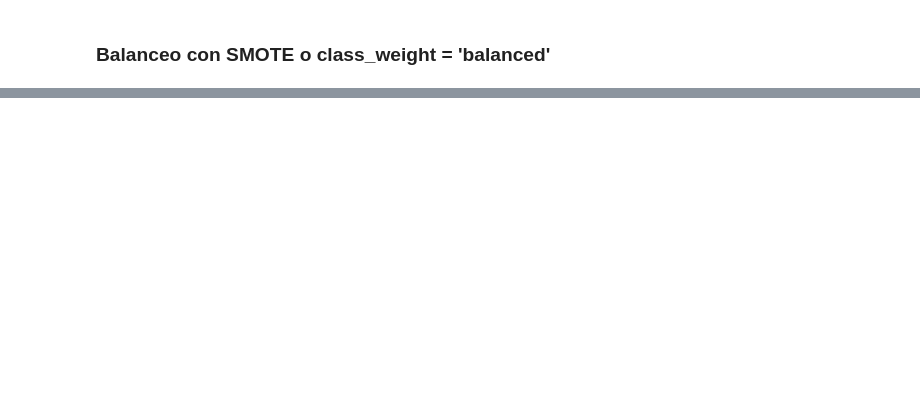
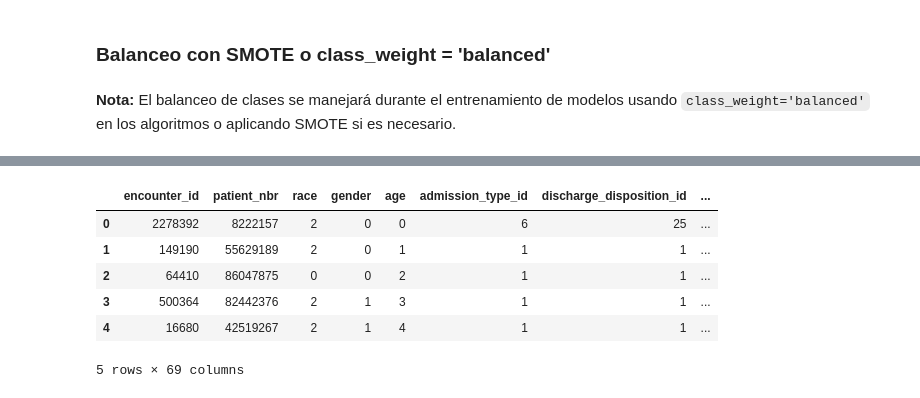
Before and after one commit to thisisrober/diabetes-clasification, a Jupyter notebook: Diabetes_Analysis.ipynb, the cells around one changed output, grey strips where cells are left out. Drawn from its saved outputs; the diff is of its cells as text; code cells hidden in the pictures; blank space fills up the shorter version.

Commit message:
feat: added data preprocessing and clean

```diff
--- a/Diabetes_Analysis.ipynb
+++ b/Diabetes_Analysis.ipynb
@@ -75,0 +410,18 @@ df['early_readmission'] = (df['readmitted'] == '<30').astype(int)
+# %%
+# Aplicar Label Encoding a columnas de baja cardinalidad
+from sklearn.preprocessing import LabelEncoder
+
+print("\n" + "=" * 80)
+print("LABEL ENCODING (para columnas de baja cardinalidad)")
+print("=" * 80)
+
+label_encoders = {}
+df_encoded = df.copy()
+
+for col in low_cardinality_cols:
+    le = LabelEncoder()
+    df_encoded[col] = le.fit_transform(df_encoded[col].astype(str))
+    label_encoders[col] = le
+    print(f"✓ {col}: {len(le.classes_)} clases codificadas")
+
+print(f"\n✓ Total de columnas con Label Encoding: {len(low_cardinality_cols)}")
@@ -85,20 +607,45 @@ df[numerical_cols] = scaler.fit_transform(df[numerical_cols])
 # %% [markdown]
 ### Balanceo con SMOTE o class_weight = 'balanced'
+# %% [markdown]
+**Nota:** El balanceo de clases se manejará durante el entrenamiento de modelos usando `class_weight='balanced'` en los algoritmos o aplicando SMOTE si es necesario.
 # %%
-df = df.drop(['readmitted'], axis=1)  # Eliminar la columna original
-print(f"  Dimensiones después de limpieza: {df.shape[0]} filas × {df.shape[1]} columnas\n")
-df.to_csv("diabetic_data_cleaned.csv", index=False) # TODO: guarda estos datos dentro de data/
+# Eliminar columnas innecesarias antes de guardar
+print("=" * 80)
+print("PREPARACIÓN FINAL Y GUARDADO")
+print("=" * 80)
 
-# TODO: quiero ver una vista previa de cómo se verían los nuevos datos balanceados.
-print(df.head())
+# Eliminar la columna original 'readmitted' y columnas de backup
+cols_to_drop = ['readmitted']
+if 'race_backup' in df_encoded.columns:
+    cols_to_drop.append('race_backup')
 
-#Plot de los datps balanceados
-import matplotlib.pyplot as plt
-import seaborn as sns
-plt.figure(figsize=(6,4))
-sns.countplot(x='early_readmission', data=df)
-plt.title('Distribución de Readmisiones Tempranas')
-plt.xlabel('Readmisión Temprana (<30 días)')
-plt.ylabel('Cantidad de Pacientes')
-plt.show()
+df_encoded = df_encoded.drop(cols_to_drop, axis=1, errors='ignore')
+
+print(f"\n✓ Columnas eliminadas: {cols_to_drop}")
+print(f"  Dimensiones finales: {df_encoded.shape[0]} filas × {df_encoded.shape[1]} columnas")
+
+# Guardar el dataset limpio
+output_path = "data/diabetes_clean.csv"
+df_encoded.to_csv(output_path, index=False)
+print(f"\n✓ Dataset limpio guardado en: {output_path}")
+
+# Mostrar vista previa
+print("\n" + "=" * 80)
+print("VISTA PREVIA DEL DATASET LIMPIO")
+print("=" * 80)
+display(df_encoded.head())
+
+# Información final
+print("\n" + "=" * 80)
+print("RESUMEN FINAL")
+print("=" * 80)
+print(f"Total de registros: {len(df_encoded)}")
+print(f"Total de features: {df_encoded.shape[1]}")
+print(f"\nVariables objetivo disponibles:")
+print(f"  - readmitted_binary: Clasificación binaria (readmitido vs no readmitido)")
+print(f"  - early_readmission: Readmisión temprana <30 días (más crítica)")
+print(f"\nDistribución de early_readmission:")
+print(df_encoded['early_readmission'].value_counts())
+print(f"\nTipos de datos:")
+print(df_encoded.dtypes.value_counts())
 # %% [output]
@@ -105,0 +670,7 @@ plt.show()
+|  | encounter_id | patient_nbr | race | gender | age | admission_type_id | discharge_disposition_id | ... |
+| 0 | 2278392 | 8222157 | 2 | 0 | 0 | 6 | 25 | ... |
+| 1 | 149190 | 55629189 | 2 | 0 | 1 | 1 | 1 | ... |
+| 2 | 64410 | 86047875 | 0 | 0 | 2 | 1 | 1 | ... |
+| 3 | 500364 | 82442376 | 2 | 1 | 3 | 1 | 1 | ... |
+| 4 | 16680 | 42519267 | 2 | 1 | 4 | 1 | 1 | ... |
+5 rows × 69 columns
```
Also changed, not shown: parts of 19 cells of this notebook, 3 other files.
